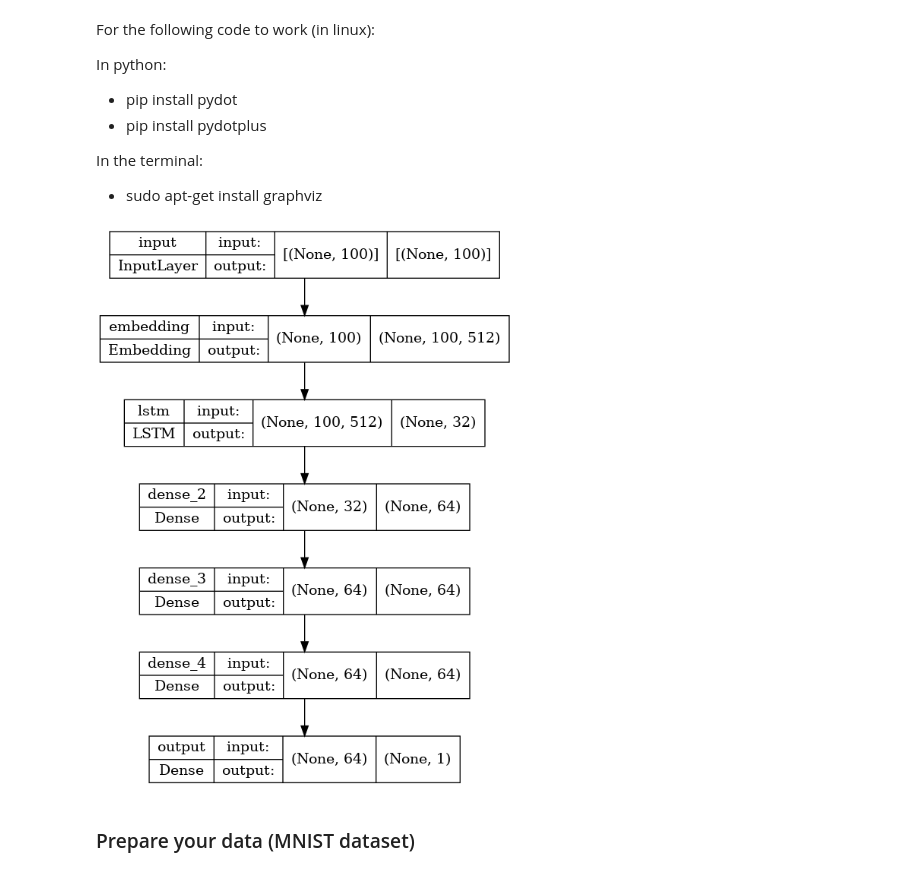
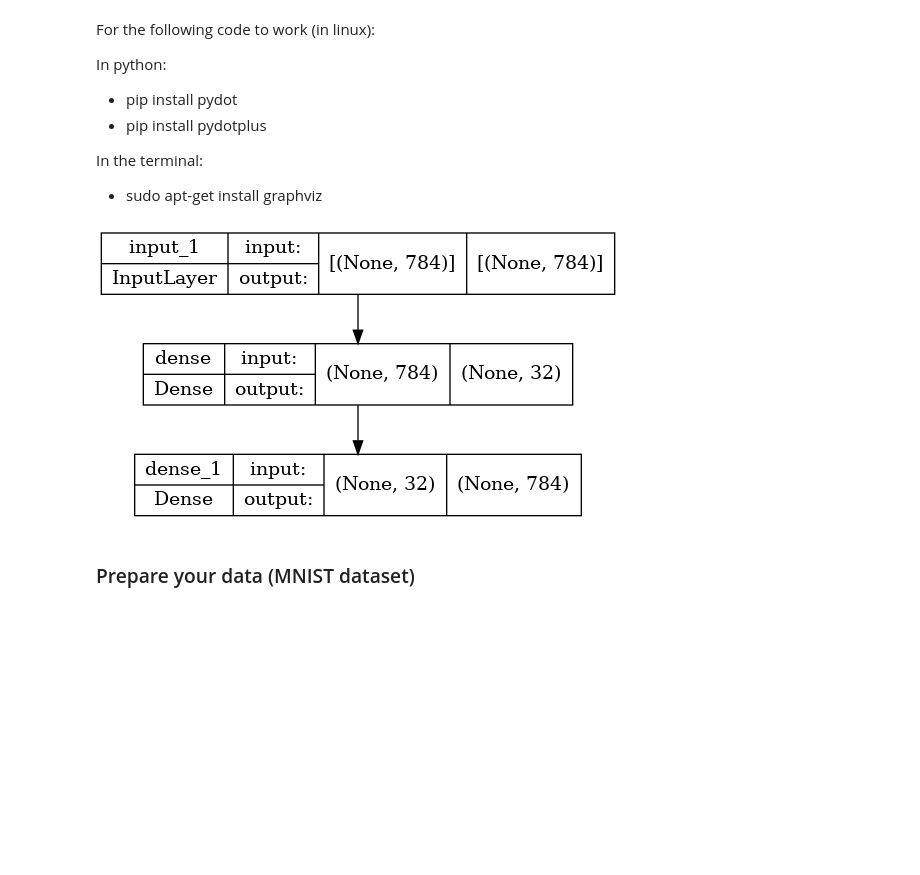
Before and after one commit to Farzad-R/imspecies, a Jupyter notebook: LSTM_Autoencoder.ipynb, the cells around one changed output. Drawn from its saved outputs; the diff is of its cells as text; code cells hidden in the pictures; blank space fills up the shorter version.

```diff
--- a/LSTM_Autoencoder.ipynb
+++ b/LSTM_Autoencoder.ipynb
@@ -63,9 +79,10 @@ In python:
 In the terminal:
 - sudo apt-get install graphviz
 # %%
-tf.keras.utils.plot_model(model, to_file=dot_img_file, show_shapes=True)
+dot_img_file = '/tmp/model_1.png'
+tf.keras.utils.plot_model(autoencoder, to_file=dot_img_file, show_shapes=True)
 # %% [output]
-[figure, old version]
+[figure, new version]
 # %% [markdown]
 ### Prepare your data (MNIST dataset)
 # %%
```
Also changed, not shown: parts of 6 cells of this notebook, 1 other file.
